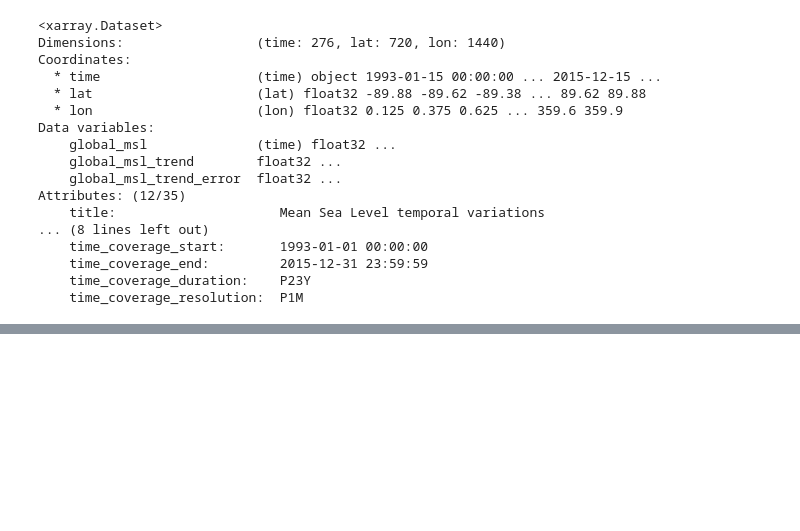
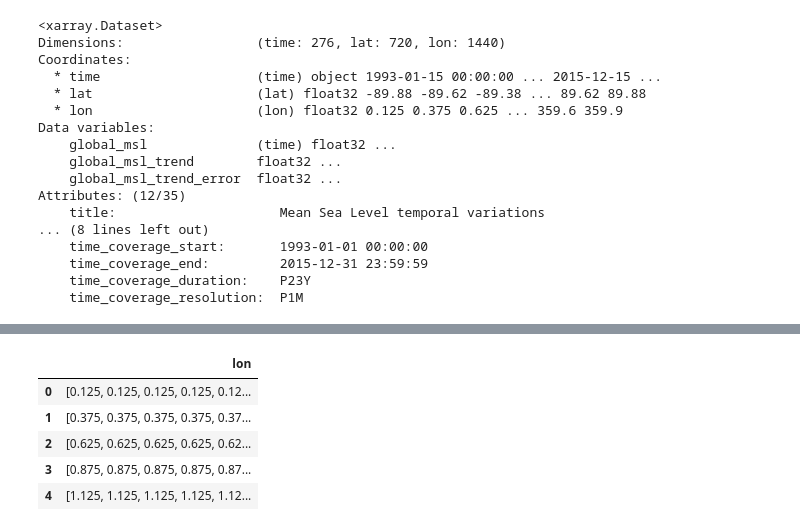
Before and after one commit to kaaiik/Proyecto-final, a Jupyter notebook: notebook/cities.ipynb, the cells around one changed output, grey strips where cells are left out. Cells and saved outputs as stored; diff of their text form; code cells hidden in the pictures; blank space fills up the shorter version.

```diff
--- a/notebook/cities.ipynb
+++ b/notebook/cities.ipynb
@@ -412,0 +95,12 @@ df.head()
+# %%
+df2 = pd.DataFrame()
+df2['lon'] = list(pd.Series(map_df.variables['lon'][:]))
+df2['lon'] = df2.lon.apply(lambda x:[x]*len(map_df.variables['lat'][:]))
+df2.head()
+# %% [output]
+|  | lon |
+| 0 | [0.125, 0.125, 0.125, 0.125, 0.12... |
+| 1 | [0.375, 0.375, 0.375, 0.375, 0.37... |
+| 2 | [0.625, 0.625, 0.625, 0.625, 0.62... |
+| 3 | [0.875, 0.875, 0.875, 0.875, 0.87... |
+| 4 | [1.125, 1.125, 1.125, 1.125, 1.12... |
```
Also changed, not shown: parts of 60 cells of this notebook, 1 other file.
